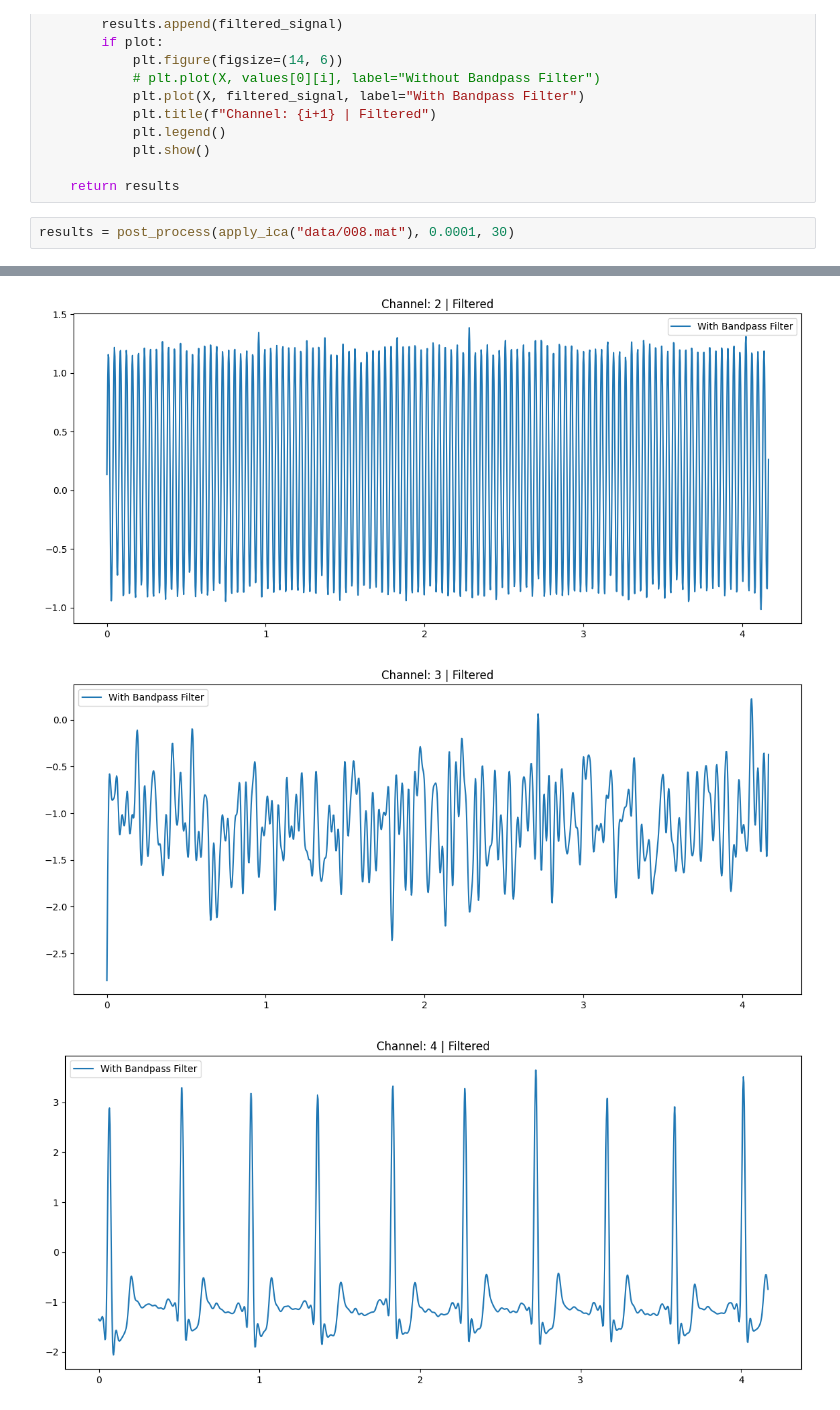
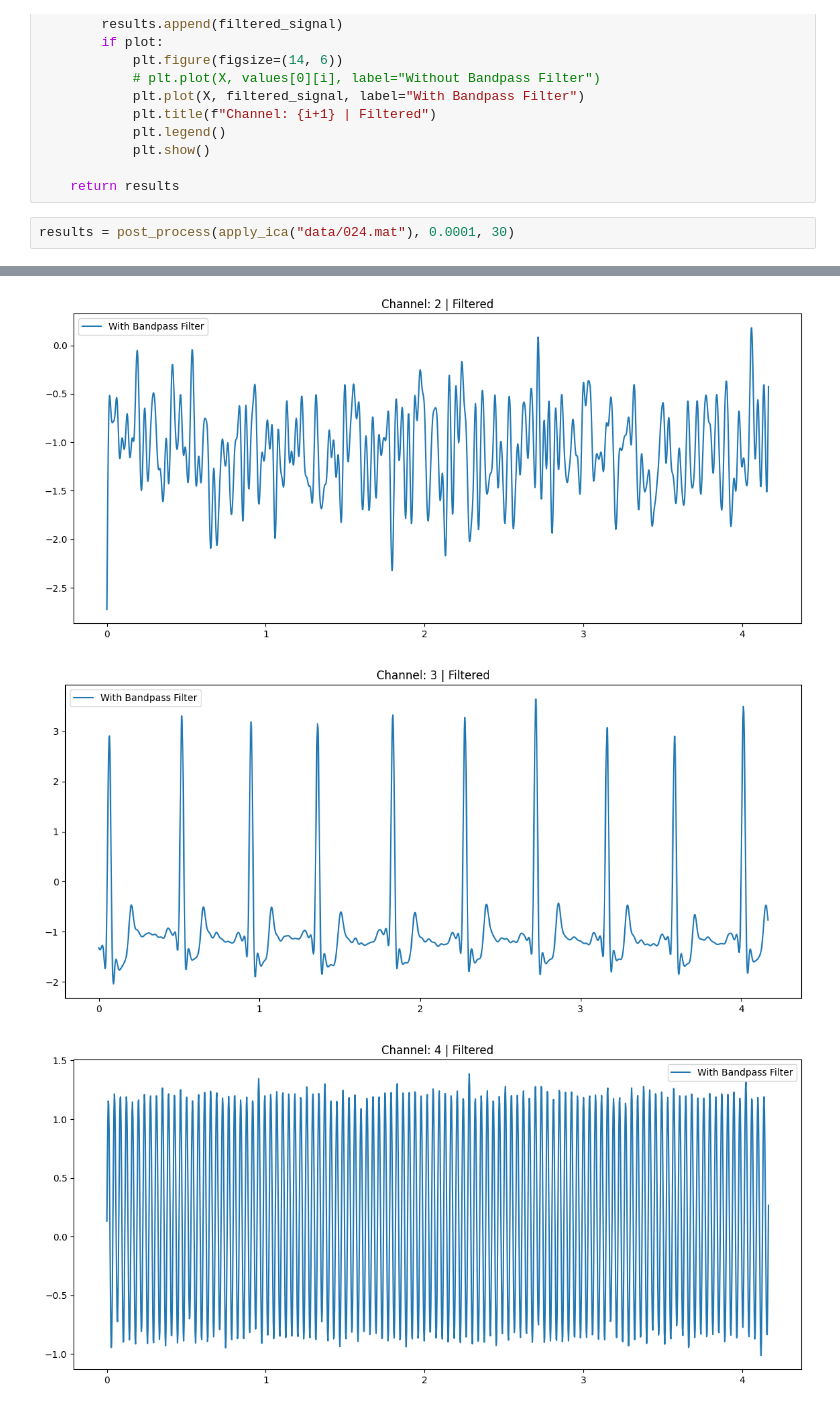
Before and after one commit to GegAll/ML_Project_2, a Jupyter notebook: ML_Project_2.ipynb, the cells around one changed output, grey strips where cells are left out. Saved outputs shown, nothing was run; the diff lists cells and outputs as text.

```diff
--- a/ML_Project_2.ipynb
+++ b/ML_Project_2.ipynb
@@ -314,9 +314,9 @@ def post_process(result, lowcut, highcut, plot=True):
 
     return results
 # %%
-results = post_process(apply_ica("data/008.mat"), 0.0001, 30)
+results = post_process(apply_ica("data/024.mat"), 0.0001, 30)
 # %% [output]
 [figure]
-[figure, old version]
+[figure, new version]
-[figure, old version]
+[figure, new version]
-[figure, old version]
+[figure, new version]
```
Also changed, not shown: parts of 6 cells of this notebook.
